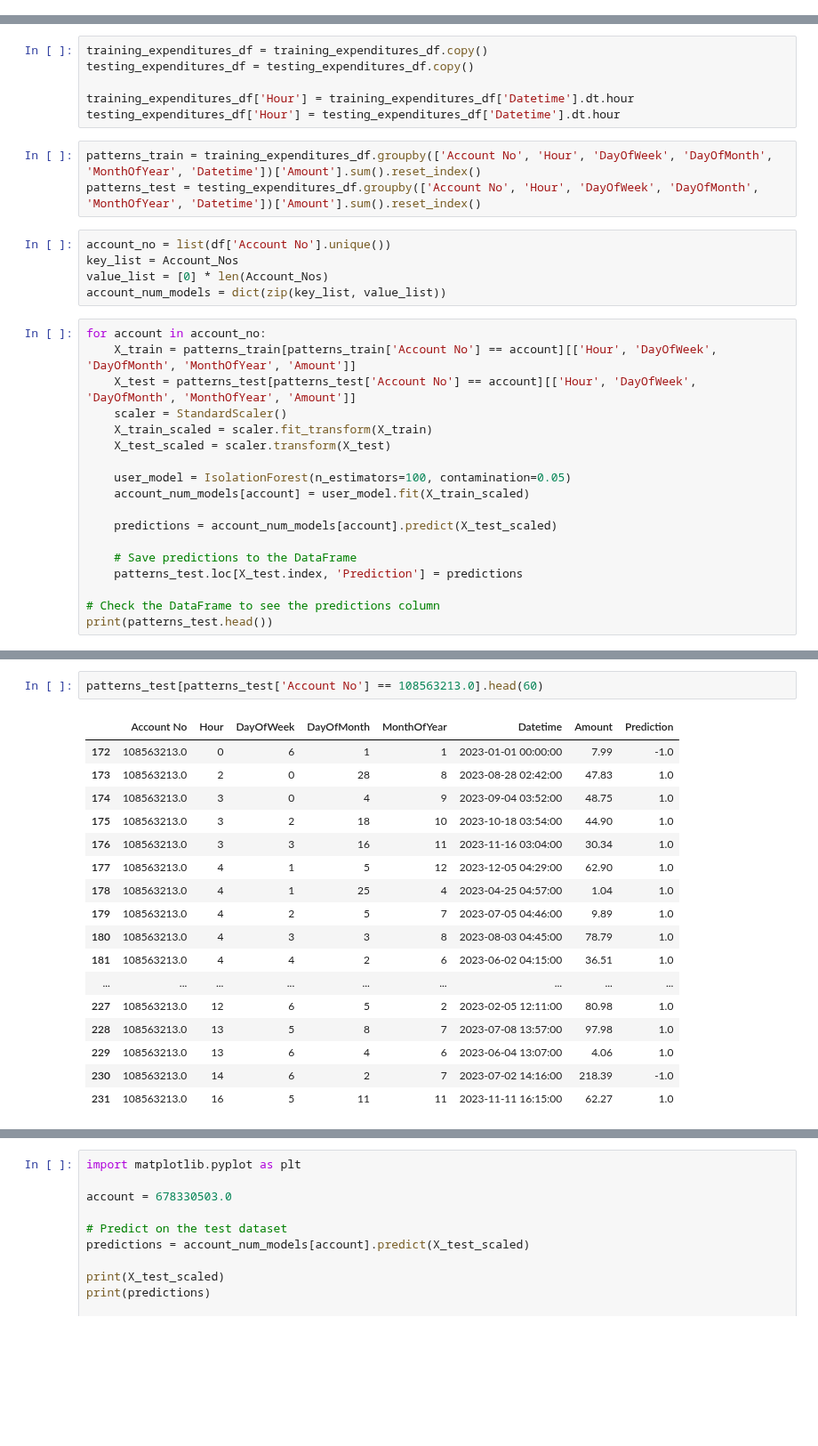
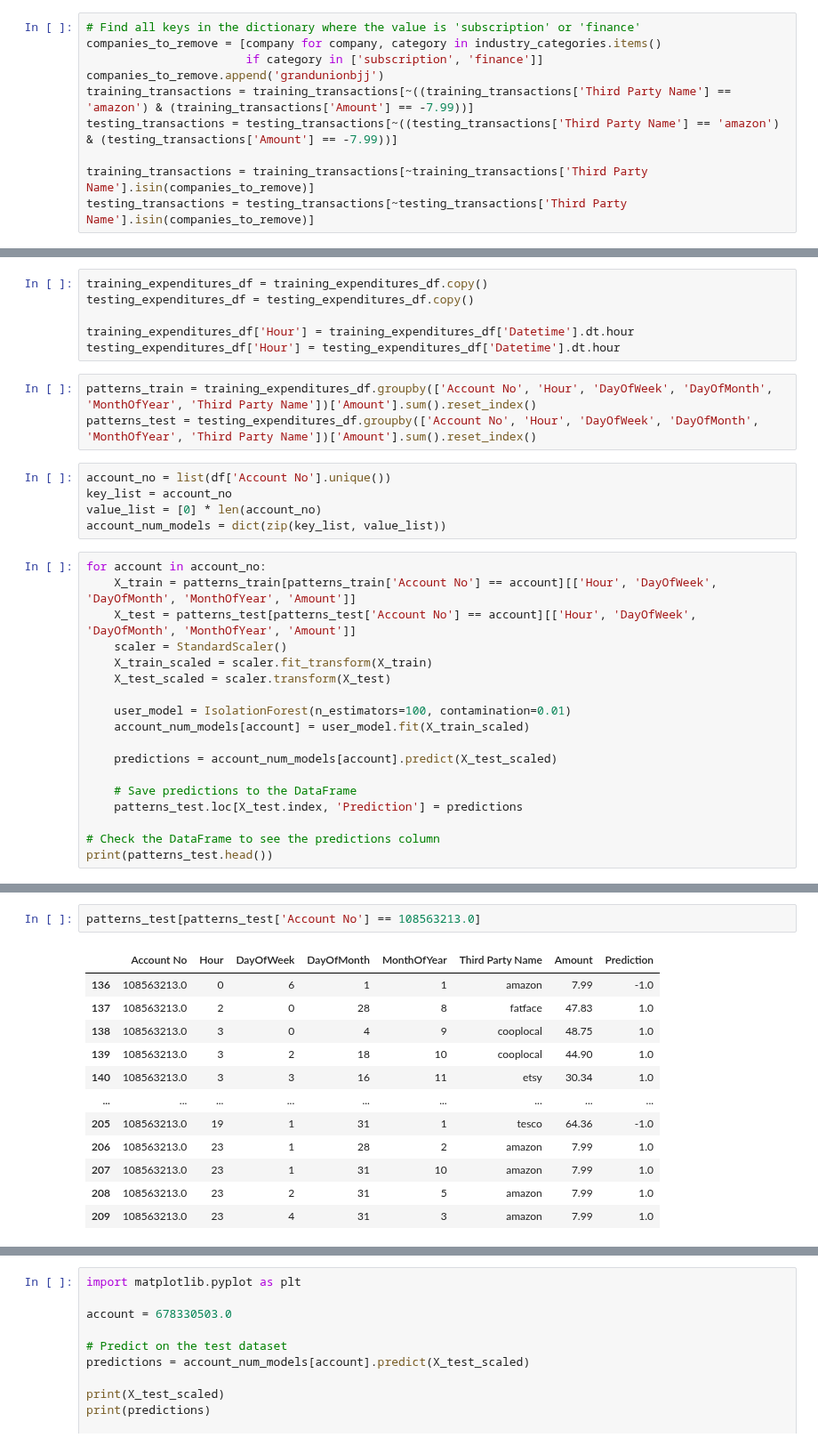
Before and after one commit to UoB-DSMP-2023-24/dsmp-2024-group27, a Jupyter notebook: AnomalyDetection/User Isolation Forest.ipynb, the cells around one changed output, grey strips where cells are left out. Shown at 89% size. Drawn from its saved outputs; the diff is of its cells as text; blank space fills up the shorter version.

```diff
--- a/AnomalyDetection/User Isolation Forest.ipynb
+++ b/AnomalyDetection/User Isolation Forest.ipynb
@@ -13,0 +36,10 @@ training_transactions, testing_transactions = train_test_split(df, test_size=0.2
+# %%
+# Find all keys in the dictionary where the value is 'subscription' or 'finance'
+companies_to_remove = [company for company, category in industry_categories.items()
+                       if category in ['subscription', 'finance']]
+companies_to_remove.append('grandunionbjj')
+training_transactions = training_transactions[~((training_transactions['Third Party Name'] == 'amazon') & (training_transactions['Amount'] == -7.99))]
+testing_transactions = testing_transactions[~((testing_transactions['Third Party Name'] == 'amazon') & (testing_transactions['Amount'] == -7.99))]
+
+training_transactions = training_transactions[~training_transactions['Third Party Name'].isin(companies_to_remove)]
+testing_transactions = testing_transactions[~testing_transactions['Third Party Name'].isin(companies_to_remove)]
@@ -37,12 +85,12 @@ testing_expenditures_df = testing_expenditures_df.copy()
 training_expenditures_df['Hour'] = training_expenditures_df['Datetime'].dt.hour
 testing_expenditures_df['Hour'] = testing_expenditures_df['Datetime'].dt.hour
 # %%
-patterns_train = training_expenditures_df.groupby(['Account No', 'Hour', 'DayOfWeek', 'DayOfMonth', 'MonthOfYear', 'Datetime'])['Amount'].sum().reset_index()
-patterns_test = testing_expenditures_df.groupby(['Account No', 'Hour', 'DayOfWeek', 'DayOfMonth', 'MonthOfYear', 'Datetime'])['Amount'].sum().reset_index()
+patterns_train = training_expenditures_df.groupby(['Account No', 'Hour', 'DayOfWeek', 'DayOfMonth', 'MonthOfYear', 'Third Party Name'])['Amount'].sum().reset_index()
+patterns_test = testing_expenditures_df.groupby(['Account No', 'Hour', 'DayOfWeek', 'DayOfMonth', 'MonthOfYear', 'Third Party Name'])['Amount'].sum().reset_index()
 # %%
 account_no = list(df['Account No'].unique())
-key_list = Account_Nos
-value_list = [0] * len(Account_Nos)
+key_list = account_no
+value_list = [0] * len(account_no)
 account_num_models = dict(zip(key_list, value_list))
 # %%
 for account in account_no:
@@ -52,7 +100,7 @@ for account in account_no:
     X_train_scaled = scaler.fit_transform(X_train)
     X_test_scaled = scaler.transform(X_test)
 
-    user_model = IsolationForest(n_estimators=100, contamination=0.05)
+    user_model = IsolationForest(n_estimators=100, contamination=0.01)
     account_num_models[account] = user_model.fit(X_train_scaled)
 
     predictions = account_num_models[account].predict(X_test_scaled)
@@ -99,20 +147,15 @@ patterns_test.head(50)
 # %%
-patterns_test[patterns_test['Account No'] == 108563213.0].head(60)
+patterns_test[patterns_test['Account No'] == 108563213.0]
 # %% [output]
-|  | Account No | Hour | DayOfWeek | DayOfMonth | MonthOfYear | Datetime | Amount | Prediction |
-| 172 | 108563213.0 | 0 | 6 | 1 | 1 | 2023-01-01 00:00:00 | 7.99 | -1.0 |
-| 173 | 108563213.0 | 2 | 0 | 28 | 8 | 2023-08-28 02:42:00 | 47.83 | 1.0 |
-| 174 | 108563213.0 | 3 | 0 | 4 | 9 | 2023-09-04 03:52:00 | 48.75 | 1.0 |
-| 175 | 108563213.0 | 3 | 2 | 18 | 10 | 2023-10-18 03:54:00 | 44.90 | 1.0 |
-| 176 | 108563213.0 | 3 | 3 | 16 | 11 | 2023-11-16 03:04:00 | 30.34 | 1.0 |
-| 177 | 108563213.0 | 4 | 1 | 5 | 12 | 2023-12-05 04:29:00 | 62.90 | 1.0 |
-| 178 | 108563213.0 | 4 | 1 | 25 | 4 | 2023-04-25 04:57:00 | 1.04 | 1.0 |
-| 179 | 108563213.0 | 4 | 2 | 5 | 7 | 2023-07-05 04:46:00 | 9.89 | 1.0 |
-| 180 | 108563213.0 | 4 | 3 | 3 | 8 | 2023-08-03 04:45:00 | 78.79 | 1.0 |
-| 181 | 108563213.0 | 4 | 4 | 2 | 6 | 2023-06-02 04:15:00 | 36.51 | 1.0 |
+|  | Account No | Hour | DayOfWeek | DayOfMonth | MonthOfYear | Third Party Name | Amount | Prediction |
+| 136 | 108563213.0 | 0 | 6 | 1 | 1 | amazon | 7.99 | -1.0 |
+| 137 | 108563213.0 | 2 | 0 | 28 | 8 | fatface | 47.83 | 1.0 |
+| 138 | 108563213.0 | 3 | 0 | 4 | 9 | cooplocal | 48.75 | 1.0 |
+| 139 | 108563213.0 | 3 | 2 | 18 | 10 | cooplocal | 44.90 | 1.0 |
+| 140 | 108563213.0 | 3 | 3 | 16 | 11 | etsy | 30.34 | 1.0 |
 | ... | ... | ... | ... | ... | ... | ... | ... | ... |
-| 227 | 108563213.0 | 12 | 6 | 5 | 2 | 2023-02-05 12:11:00 | 80.98 | 1.0 |
-| 228 | 108563213.0 | 13 | 5 | 8 | 7 | 2023-07-08 13:57:00 | 97.98 | 1.0 |
-| 229 | 108563213.0 | 13 | 6 | 4 | 6 | 2023-06-04 13:07:00 | 4.06 | 1.0 |
-| 230 | 108563213.0 | 14 | 6 | 2 | 7 | 2023-07-02 14:16:00 | 218.39 | -1.0 |
-| 231 | 108563213.0 | 16 | 5 | 11 | 11 | 2023-11-11 16:15:00 | 62.27 | 1.0 |
+| 205 | 108563213.0 | 19 | 1 | 31 | 1 | tesco | 64.36 | -1.0 |
+| 206 | 108563213.0 | 23 | 1 | 28 | 2 | amazon | 7.99 | 1.0 |
+| 207 | 108563213.0 | 23 | 1 | 31 | 10 | amazon | 7.99 | 1.0 |
+| 208 | 108563213.0 | 23 | 2 | 31 | 5 | amazon | 7.99 | 1.0 |
+| 209 | 108563213.0 | 23 | 4 | 31 | 3 | amazon | 7.99 | 1.0 |
```
Also changed, not shown: parts of 8 cells of this notebook, 2 other files.
